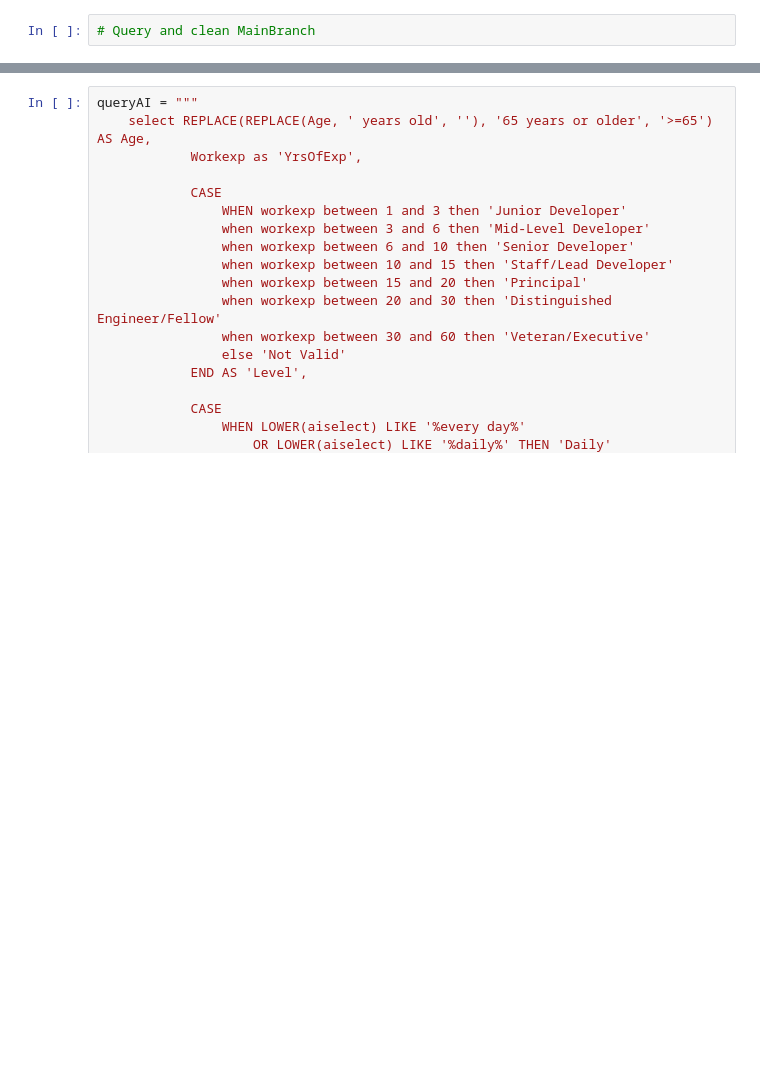
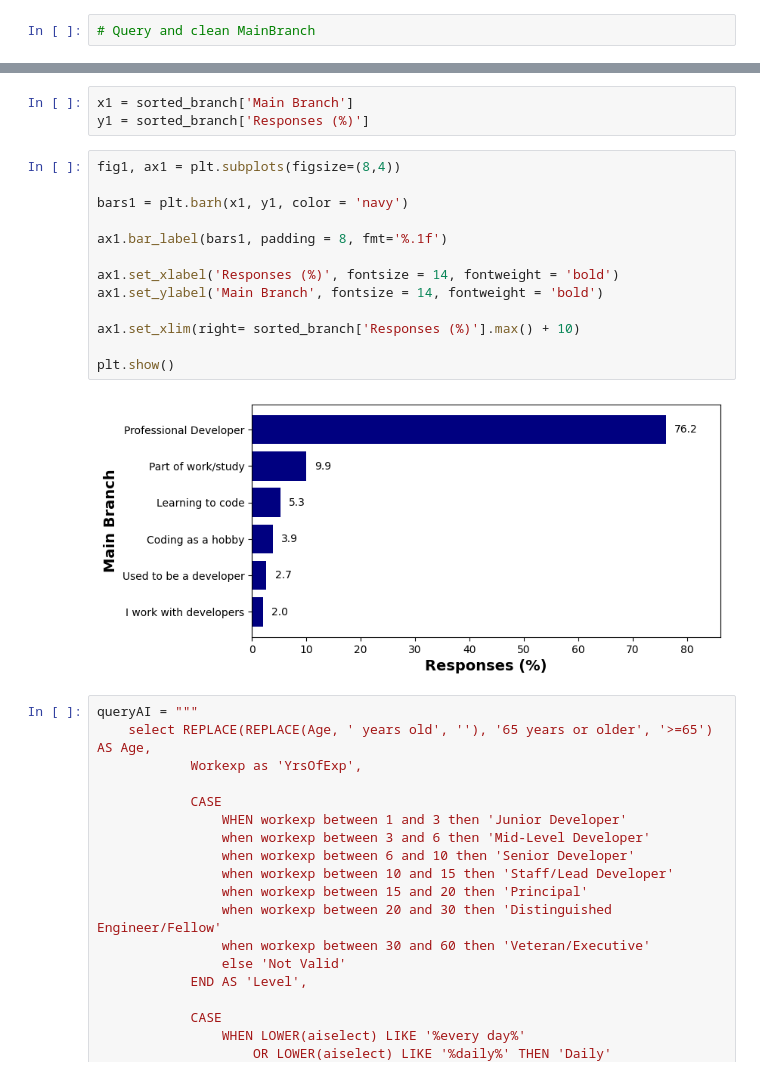
Before and after one commit to huyqng1412/stackoverflow_2025_project, a Jupyter notebook: so2025_vis.ipynb, the cells around one changed output, grey strips where cells are left out. Cells and saved outputs as stored; diff of their text form; blank space fills up the shorter version.

```diff
--- a/so2025_vis.ipynb
+++ b/so2025_vis.ipynb
@@ -246,3 +246,21 @@ sorted_branch
+# %%
+x1 = sorted_branch['Main Branch']
+y1 = sorted_branch['Responses (%)']
+# %%
+fig1, ax1 = plt.subplots(figsize=(8,4))
+
+bars1 = plt.barh(x1, y1, color = 'navy')
+
+ax1.bar_label(bars1, padding = 8, fmt='%.1f')
+
+ax1.set_xlabel('Responses (%)', fontsize = 14, fontweight = 'bold')
+ax1.set_ylabel('Main Branch', fontsize = 14, fontweight = 'bold')
+
+ax1.set_xlim(right= sorted_branch['Responses (%)'].max() + 10)
+
+plt.show()
+# %% [output]
+[figure, added]
 # %%
 queryAI = """
     select REPLACE(REPLACE(Age, ' years old', ''), '65 years or older', '>=65') AS Age,
```
Also changed, not shown: parts of 2 cells of this notebook.
